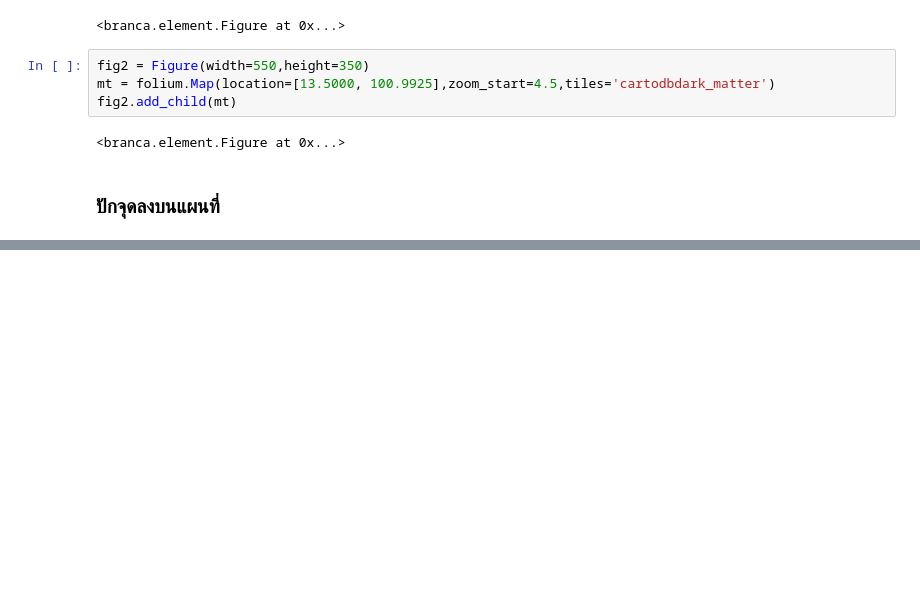
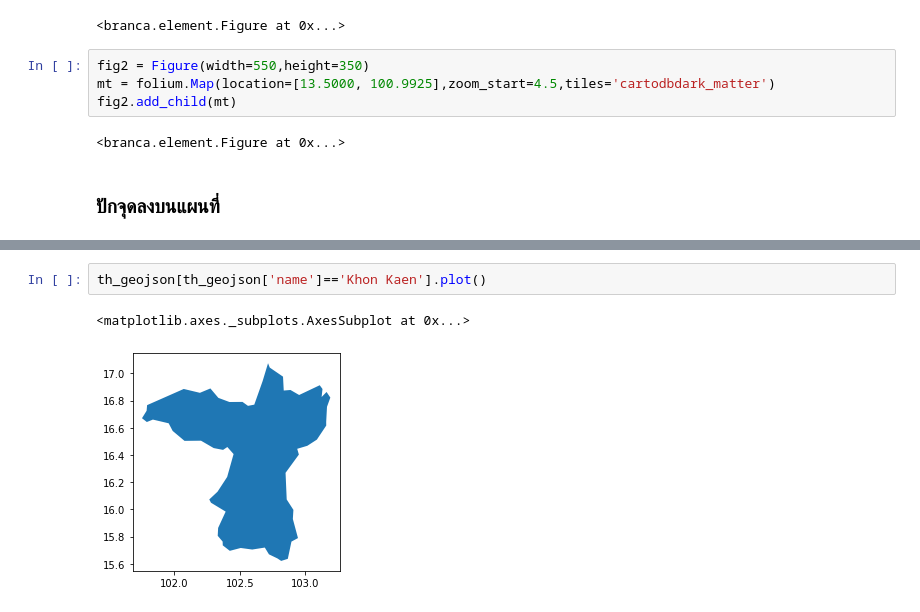
Before and after one commit to suphalaksana/data_viz_2022, a Jupyter notebook: Visualize_Map.ipynb, the cells around one changed output, grey strips where cells are left out. Drawn from its saved outputs; the diff is of its cells as text; blank space fills up the shorter version.

```diff
--- a/Visualize_Map.ipynb
+++ b/Visualize_Map.ipynb
@@ -97,0 +138,5 @@ a
+# %%
+th_geojson[th_geojson['name']=='Khon Kaen'].plot()
+# %% [output]
+<matplotlib.axes._subplots.AxesSubplot at 0x...>
+[figure, added]
```
Also changed, not shown: parts of 20 cells of this notebook.
